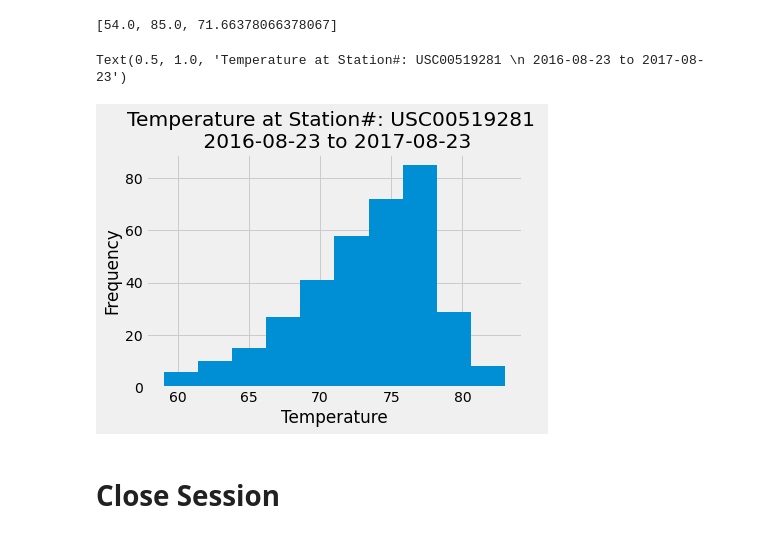
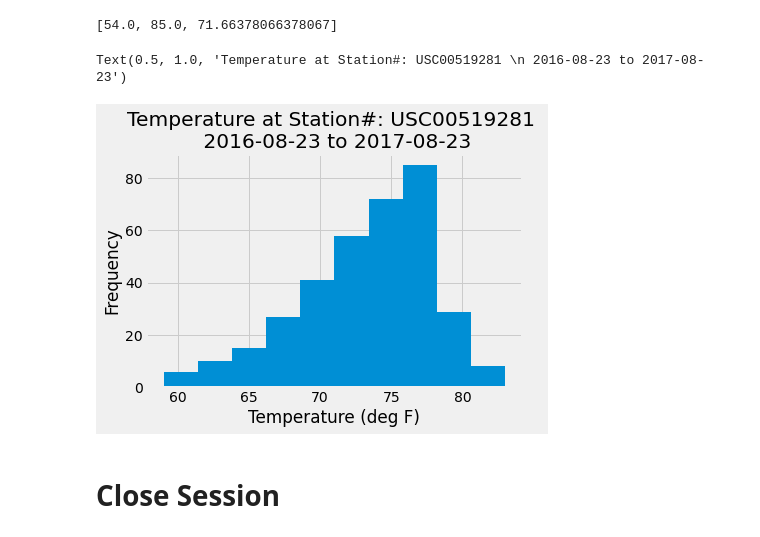
Before and after one commit to KZavalin/sqlalchemy-challenge, a Jupyter notebook: SurfsUp/climate.ipynb, the cells around one changed output. Cells and saved outputs as stored; diff of their text form; code cells hidden in the pictures.

```diff
--- a/SurfsUp/climate.ipynb
+++ b/SurfsUp/climate.ipynb
@@ -212,17 +184,17 @@ min_max_ave_temp
 # %%
 # Using the most active station id
 # Query the last 12 months of temperature observation data for this station and plot the results as a histogram
 temp_last12mo_query=session.query(measurement.tobs).filter(measurement.station==top_station).filter(measurement.date > twelve_mo_before).all()
 temp_last12mo=[]
 for t in temp_last12mo_query:
     temp_last12mo.append(t[0])
 plt.hist(temp_last12mo)
-plt.xlabel('Temperature')
+plt.xlabel('Temperature (deg F)')
 plt.ylabel('Frequency')
 plt.title(f'Temperature at Station#: {top_station} \n {twelve_mo_before} to {most_recent_date}')
 # %% [output]
 Text(0.5, 1.0, 'Temperature at Station#: USC00519281 \n 2016-08-23 to 2017-08-23')
-[figure, old version]
+[figure, new version]
 # %% [markdown]
 # Close Session
 # %%
```
Also changed, not shown: parts of 5 cells of this notebook, 3 other files.
